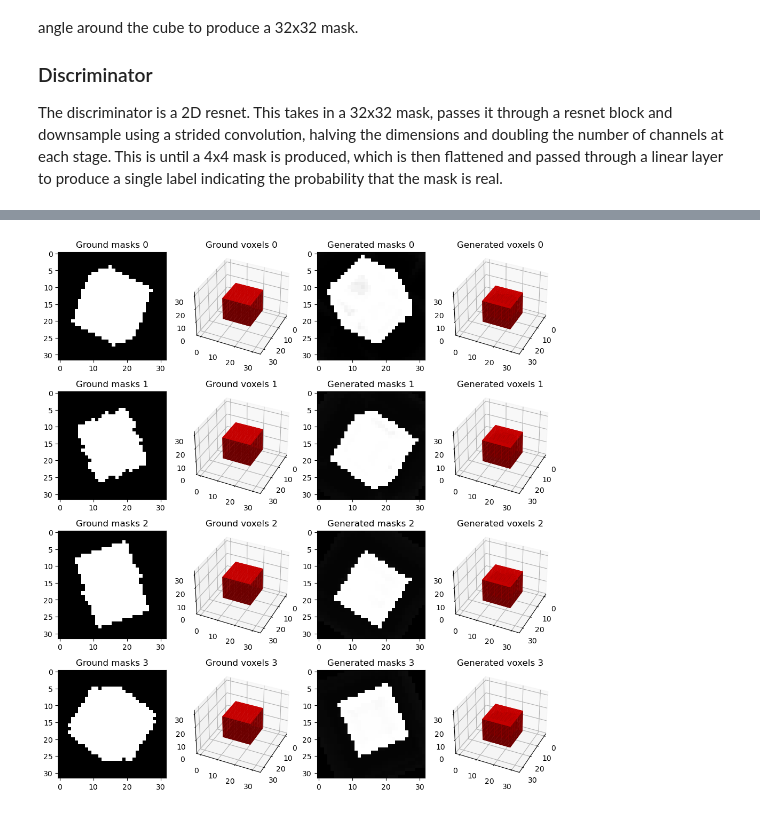
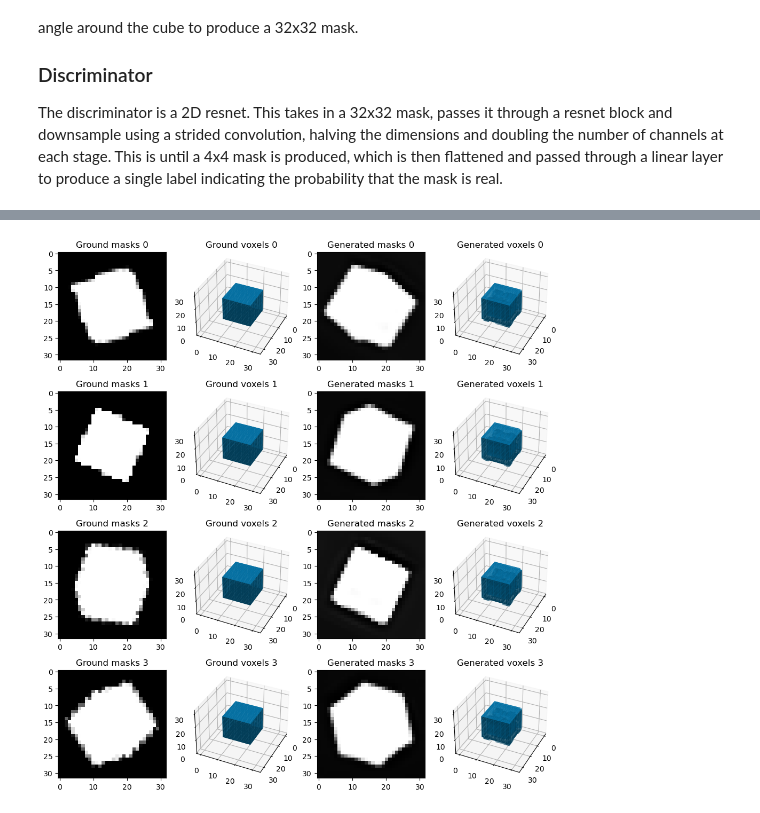
Before and after one commit to xietanu/cell_generation, a Jupyter notebook: cube.ipynb, the cells around one changed output, grey strips where cells are left out. Saved outputs shown, nothing was run; the diff lists cells and outputs as text; code cells hidden in the pictures.

Commit message:
Add new results for cube and BBBC039 datatsets

```diff
--- a/cube.ipynb
+++ b/cube.ipynb
@@ -149,17 +159,18 @@ model_path = "models/cube_gan"
 gan_trainer.train(
     train_auto_loader,
     val_auto_loader,
-    11,
+    51,
     path=model_path,
-    noise=0.3,
-    gen_train_thresh=1.25,
+    noise=0.15,
+    gen_train_thresh=1.5,
     dis_train_thresh=1.25,
+    device=DEVICE,
 )
 # %%
-MODELS = (0, 5)
+MODELS = (0, 8)
 
-generator.eval()
-generator.to("cuda")
+mask_generator.eval()
+mask_generator.to(DEVICE)
 
 N_MODELS = MODELS[1] - MODELS[0] + 1
 
@@ -171,20 +182,20 @@ for i in range(N_MODELS):
     model_n = MODELS[0] + i
     gan_trainer.load_state(f"{model_path}_{model_n}.pt")
 
-    mask = metaimage.Mask.from_tensor(
-        generator(gen_input)[0], title=f"{model_n} - Mask"
+    mask = metaimage.Mask(
+        mask_generator(gen_input)[0], title=f"{model_n} - Mask"
     )
-    voxels = voxel.SolidVoxel.from_tensor(
-        generator.voxel_generator(gen_input)[0], title=f"{model_n} - Voxels"
+    voxels = voxgrid.VoxGrid(
+        voxel_generator(gen_input)[0], title=f"{model_n} - Voxels"
     )
 
     plot_grid.append(
         [
             mask,
-            (f"{model_n} - Top", voxels.create_mask()),
-            (f"{model_n} - Side 1", voxels.create_mask(y_angle=np.pi / 2)),
-            (f"{model_n} - Side 2", voxels.create_mask(x_angle=np.pi / 2)),
-            (f"{model_n} - Another", voxels.create_mask(np.pi / 4, np.pi / 4)),
+            (f"{model_n} - Top", voxels.create_image()),
+            (f"{model_n} - Side 1", voxels.rotated(y_angle=np.pi / 2).create_image()),
+            (f"{model_n} - Side 2", voxels.rotated(x_angle=np.pi / 2).create_image()),
+            (f"{model_n} - Another", voxels.rotated(x_angle=np.pi / 4, y_angle=np.pi/4).create_image()),
             voxels,
         ]
     )
@@ -213,21 +216,23 @@ Model models/cube_gan_5.pt is loaded from epoch 50 , loss 0.6784
 # %%
-MODEL = 5
+MODEL = 4
+
+model_path = "models/cube_gan"
 
 gan_trainer.load_state(f"{model_path}_{MODEL}.pt")
 
 gen_input = torch.Tensor(np.random.normal(0, 1, size=(4, LATENT_SIZE))).cuda()
 
-masks = generator(gen_input)[:4]
-voxels = generator.voxel_generator(gen_input)[:4]
+masks = mask_generator(gen_input)[:4]
+voxels = voxel_generator(gen_input)[:4]
 
 plot_grid = []
 
 for i in range(4):
-    cur_voxels = voxel.SolidVoxel.from_tensor(voxels[i], title=f"Generated voxels {i}")
-    cur_mask = metaimage.Mask.from_tensor(masks[i], title=f"Generated masks {i}")
+    cur_voxels = voxgrid.VoxGrid(voxels[i], title=f"Generated voxels {i}")
+    cur_mask = metaimage.Mask(masks[i], title=f"Generated masks {i}")
     ground_mask, ground_voxels = train_auto_dataset[i][1]
-    ground_mask = metaimage.Mask.from_tensor(ground_mask, title=f"Ground masks {i}")
-    ground_voxels = voxel.SolidVoxel.from_array(
+    ground_mask = metaimage.Mask(ground_mask, title=f"Ground masks {i}")
+    ground_voxels = voxgrid.VoxGrid(
         ground_voxels, title=f"Ground voxels {i}"
     )
 
@@ -240 +245 @@ Model models/cube_gan_5.pt is loaded from epoch 50 , loss 0.6784
-[figure, old version]
+[figure, new version]
```
Also changed, not shown: parts of 5 cells of this notebook, 3 other files.
